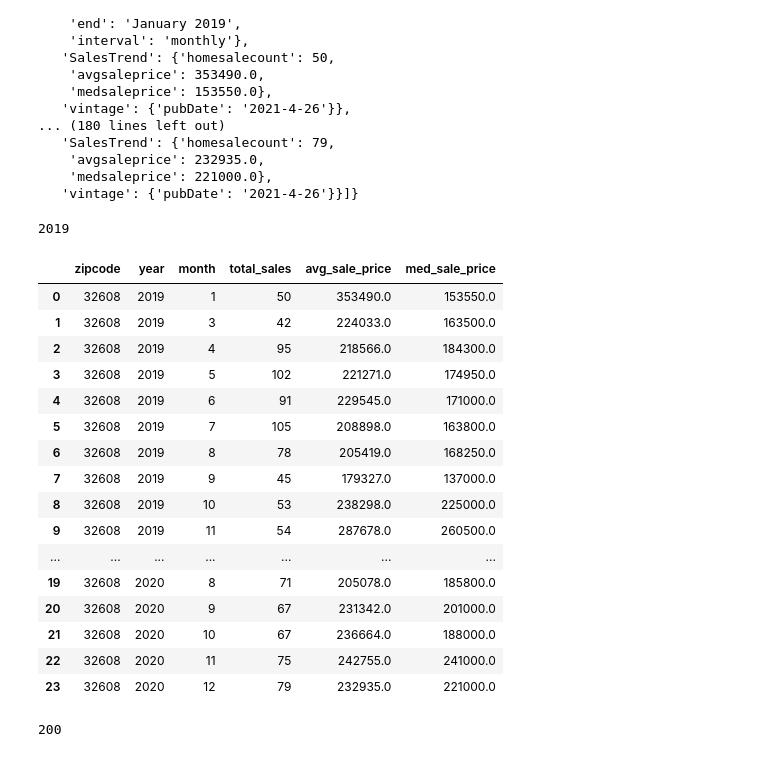
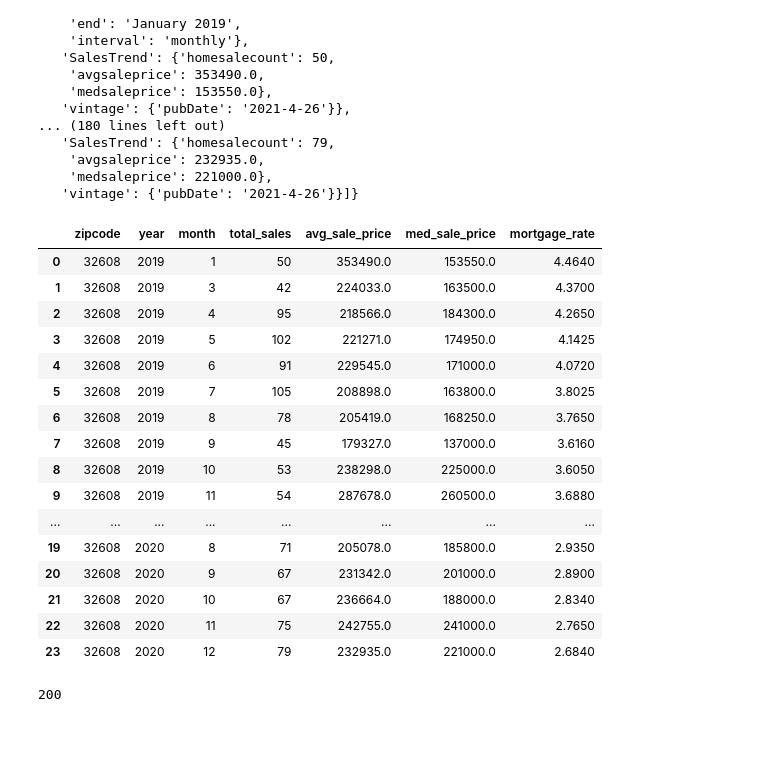
Before and after one commit to FinalProject-2021/Housing_Valuation, a Jupyter notebook: sales_data_JJ.ipynb, the cells around one changed output. Saved outputs shown, nothing was run; the diff lists cells and outputs as text; code cells hidden in the pictures.

Commit message:
Sales data is updated with average mortgage rates

```diff
--- a/sales_data_JJ.ipynb
+++ b/sales_data_JJ.ipynb
@@ -12,4 +12,25 @@ from datetime import datetime
 
 # Import API key
 from config import ATTOM_API
+# %%
+# Read in historical mortgage rate
+mortgage_data = pd.read_csv('Resources/morgage_rates.csv')
+year_mortgage = []
+month_mortgage = []
+mortgage_rate = []
+
+# Loop to limit data for 2019 & 2020
+for i,j in mortgage_data.iterrows():
+    if j['DATE']>='2019%' and j['DATE']<'2021%':
+        year_mortgage.append(pd.to_datetime(j['DATE']).year)
+        month_mortgage.append(pd.to_datetime(j['DATE']).month)
+        mortgage_rate.append(j['MORTGAGE30US'])
+
+
+# Create mortgage rate DF grouped by year and month to get the mean
+mortgage_rates = pd.DataFrame({"year":year_mortgage, "month":month_mortgage,
+                        "mortgage_rate":mortgage_rate}).groupby(['year', 'month'])
+
+# Export csv of calculated monthly rates
+mortgage_rates.mean().to_csv('Resources/monthly_morgage_rates.csv')
 # %%
@@ -48,49 +71,55 @@ sales
     'avgsaleprice': 232935.0,
     'medsaleprice': 221000.0},
    'vintage': {'pubDate': '2021-4-26'}}]}
-# %%
-print(pd.to_datetime(sales['salestrends'][0]['daterange']['start']).year)
-# %% [output]
-2019
 # %%
+# Establish variable for information desired
 year = []
 month = []
-zip_code = []
+zip_code_sales = []
 total_sales = []
 average_price = []
 median_price = []
 
+# Loop through API data and append to variables
 for i in sales['salestrends']:
     year.append(pd.to_datetime(i['daterange']['start']).year)
     month.append(pd.to_datetime(i['daterange']['start']).month)
-    zip_code.append(i['location']['geoID'][2:7])
+    zip_code_sales.append(i['location']['geoID'][2:7])
     total_sales.append(i['SalesTrend']['homesalecount'])
     average_price.append(i['SalesTrend']['avgsaleprice'])
     median_price.append(i['SalesTrend']['medsaleprice'])
 
 
-sales_data = pd.DataFrame({"zipcode": zip_code, "year":year, "month":month,
+# Create new DF with data
+sales_data = pd.DataFrame({"zipcode": zip_code_sales, "year":year, "month":month,
                         "total_sales":total_sales, "avg_sale_price":average_price,
                         "med_sale_price":median_price})
+
+# Read in monthly mortgage rates
+monthly_rates = pd.read_csv('Resources/monthly_morgage_rates.csv')
+
+# Add mortgage rates to sales data DF
+sales_data['mortgage_rate'] = monthly_rates['mortgage_rate']
+
 sales_data
 # %% [output]
-|  | zipcode | year | month | total_sales | avg_sale_price | med_sale_price |
-| 0 | 32608 | 2019 | 1 | 50 | 353490.0 | 153550.0 |
-| 1 | 32608 | 2019 | 3 | 42 | 224033.0 | 163500.0 |
-| 2 | 32608 | 2019 | 4 | 95 | 218566.0 | 184300.0 |
-| 3 | 32608 | 2019 | 5 | 102 | 221271.0 | 174950.0 |
-| 4 | 32608 | 2019 | 6 | 91 | 229545.0 | 171000.0 |
-| 5 | 32608 | 2019 | 7 | 105 | 208898.0 | 163800.0 |
-| 6 | 32608 | 2019 | 8 | 78 | 205419.0 | 168250.0 |
-| 7 | 32608 | 2019 | 9 | 45 | 179327.0 | 137000.0 |
-| 8 | 32608 | 2019 | 10 | 53 | 238298.0 | 225000.0 |
-| 9 | 32608 | 2019 | 11 | 54 | 287678.0 | 260500.0 |
-| ... | ... | ... | ... | ... | ... | ... |
-| 19 | 32608 | 2020 | 8 | 71 | 205078.0 | 185800.0 |
-| 20 | 32608 | 2020 | 9 | 67 | 231342.0 | 201000.0 |
-| 21 | 32608 | 2020 | 10 | 67 | 236664.0 | 188000.0 |
-| 22 | 32608 | 2020 | 11 | 75 | 242755.0 | 241000.0 |
-| 23 | 32608 | 2020 | 12 | 79 | 232935.0 | 221000.0 |
+|  | zipcode | year | month | total_sales | avg_sale_price | med_sale_price | mortgage_rate |
+| 0 | 32608 | 2019 | 1 | 50 | 353490.0 | 153550.0 | 4.4640 |
+| 1 | 32608 | 2019 | 3 | 42 | 224033.0 | 163500.0 | 4.3700 |
+| 2 | 32608 | 2019 | 4 | 95 | 218566.0 | 184300.0 | 4.2650 |
+| 3 | 32608 | 2019 | 5 | 102 | 221271.0 | 174950.0 | 4.1425 |
+| 4 | 32608 | 2019 | 6 | 91 | 229545.0 | 171000.0 | 4.0720 |
+| 5 | 32608 | 2019 | 7 | 105 | 208898.0 | 163800.0 | 3.8025 |
+| 6 | 32608 | 2019 | 8 | 78 | 205419.0 | 168250.0 | 3.7650 |
+| 7 | 32608 | 2019 | 9 | 45 | 179327.0 | 137000.0 | 3.6160 |
+| 8 | 32608 | 2019 | 10 | 53 | 238298.0 | 225000.0 | 3.6050 |
+| 9 | 32608 | 2019 | 11 | 54 | 287678.0 | 260500.0 | 3.6880 |
+| ... | ... | ... | ... | ... | ... | ... | ... |
+| 19 | 32608 | 2020 | 8 | 71 | 205078.0 | 185800.0 | 2.9350 |
+| 20 | 32608 | 2020 | 9 | 67 | 231342.0 | 201000.0 | 2.8900 |
+| 21 | 32608 | 2020 | 10 | 67 | 236664.0 | 188000.0 | 2.8340 |
+| 22 | 32608 | 2020 | 11 | 75 | 242755.0 | 241000.0 | 2.7650 |
+| 23 | 32608 | 2020 | 12 | 79 | 232935.0 | 221000.0 | 2.6840 |
 # %%
 community_url = "https://api.gateway.attomdata.com/communityapi/v2.0.0"
 
```
Also changed, not shown: parts of 4 cells of this notebook, 3 other files.
